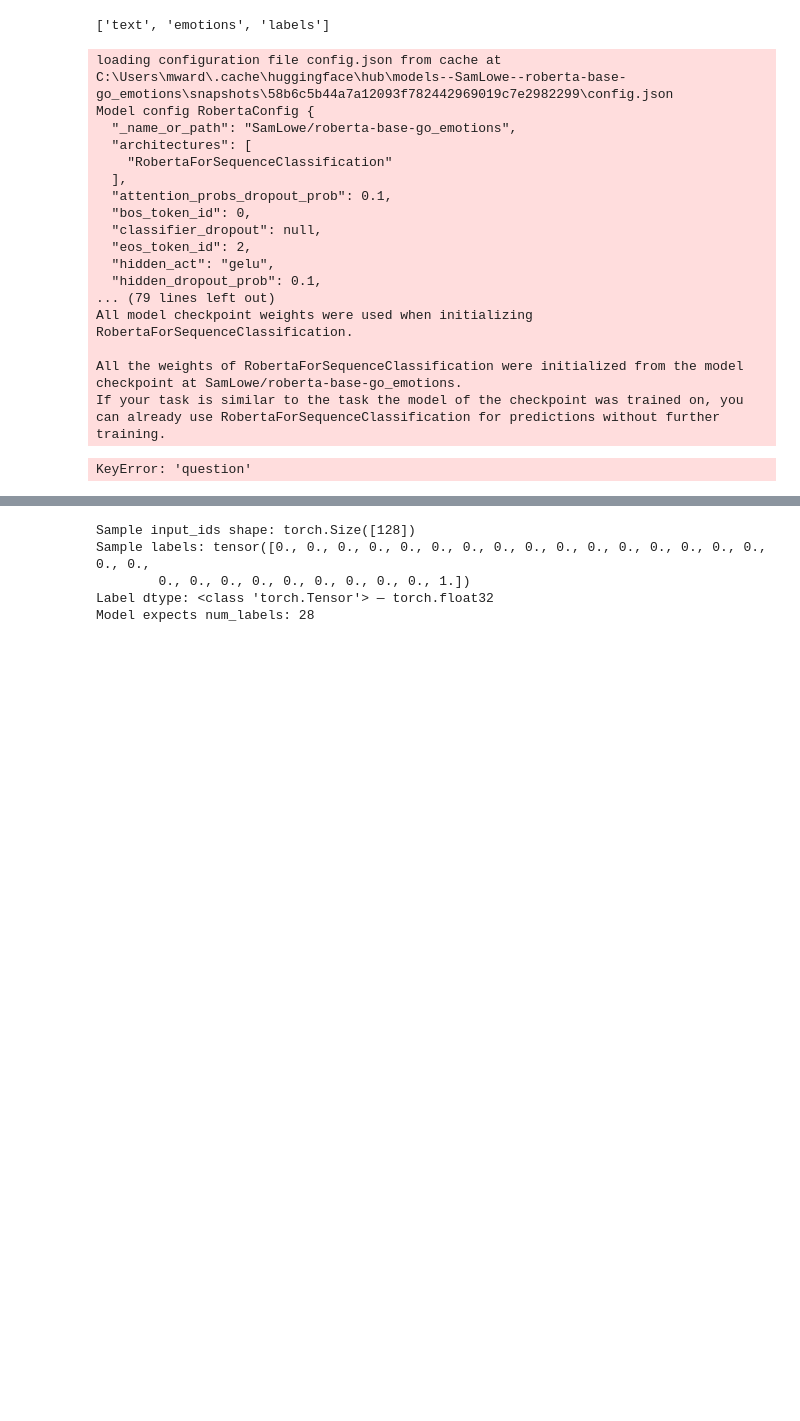
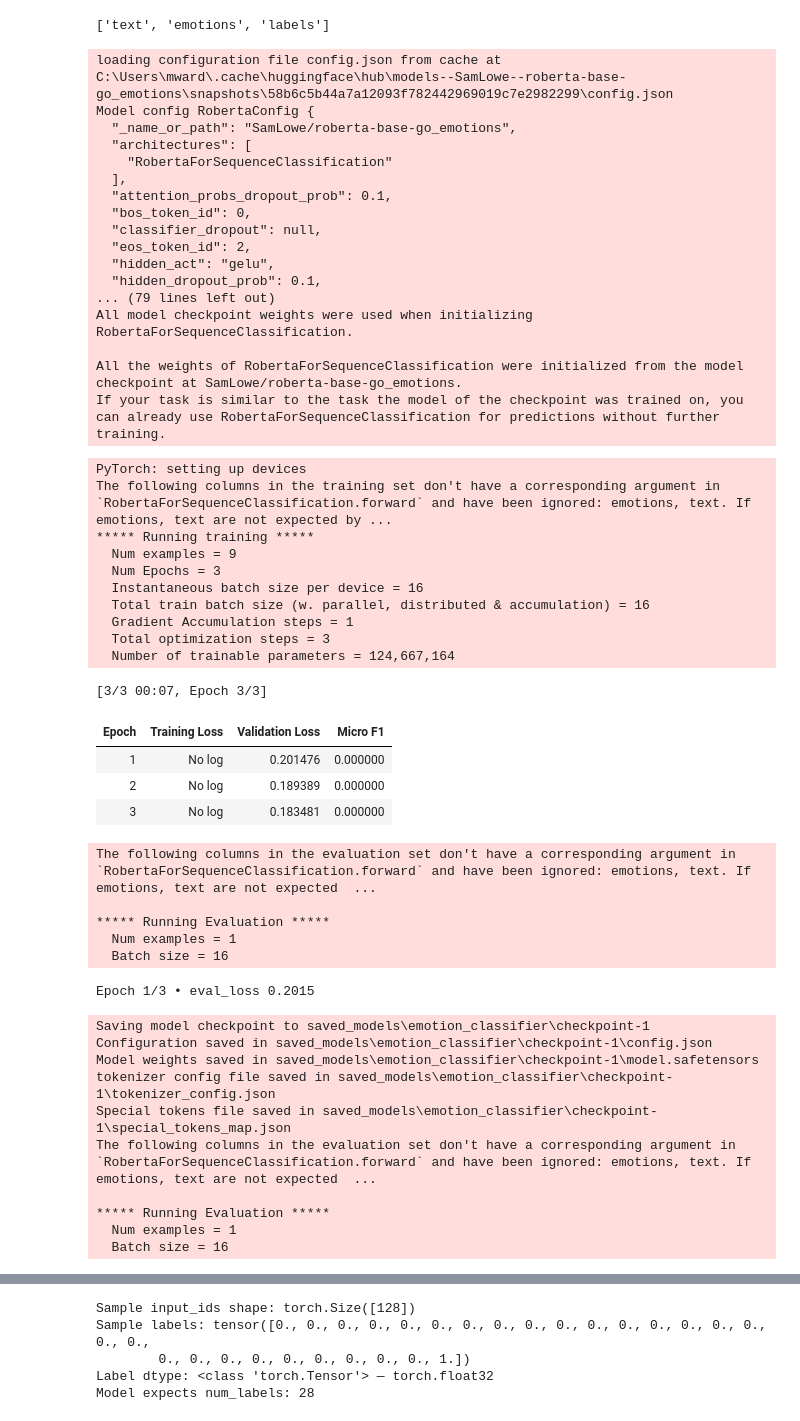
Before and after one commit to mward2020/Project_3, a Jupyter notebook: mental_health_chatbot_happy_brain.ipynb, the cells around one changed output, grey strips where cells are left out. Drawn from its saved outputs; the diff is of its cells as text; code cells hidden in the pictures; blank space fills up the shorter version.

```diff
--- a/mental_health_chatbot_happy_brain.ipynb
+++ b/mental_health_chatbot_happy_brain.ipynb
@@ -370,25 +374,27 @@ loading file special_tokens_map.json from cache at C:\Users\mward\.cache\hugging
 loading file tokenizer_config.json from cache at C:\Users\mward\.cache\huggingface\hub\models--SamLowe--roberta-base-go_emotions\snapshots\58b6c5b44a7a12093f782442969019c7e2982299\tokenizer_config.jso ...
 loading file chat_template.jinja from cache at None
 # %%
+# 🔄 Print + rename if necessary
+print("BEFORE COLUMN RENAME:", emo_train.column_names)
+if "question" in emo_train.column_names:
+    emo_train = emo_train.rename_column("question", "text")
+if "question" in emo_test.column_names:
+    emo_test = emo_test.rename_column("question", "text")
+print("AFTER COLUMN RENAME:", emo_train.column_names)
+
+# ✅ Tokenizer using just 'text'
 def emo_tokenize(batch):
-    # Dynamically detect which field contains the input text
-    if "text" in batch:
-        input_texts = batch["text"]
-    elif "question" in batch:
-        input_texts = batch["question"]
-    else:
-        raise ValueError("Neither 'text' nor 'question' column found in dataset.")
+    return emo_tokenizer(batch["text"], padding=True, truncation=True)
 
-    return emo_tokenizer(input_texts, padding=True, truncation=True)
-
-
-
+# ✅ Float conversion
 def cast_to_float(example):
     example["labels"] = np.array(example["labels"], dtype=np.float32)
     return example
 
+# ✅ Tokenize + cast
 emo_train_tok = emo_train.map(emo_tokenize, batched=True).map(cast_to_float)
 emo_test_tok  = emo_test.map(emo_tokenize, batched=True).map(cast_to_float)
 
+# ✅ Set format for PyTorch
 emo_train_tok.set_format("torch", columns=["input_ids", "attention_mask", "labels"])
 emo_test_tok.set_format("torch", columns=["input_ids", "attention_mask", "labels"])
@@ -403,11 +412,12 @@ print(emo_train.column_names)
 
 def emo_tokenize(batch):
     return emo_tokenizer(
-        batch["question"],
+        batch["text"],  # <- THIS is now the standard column name
         truncation=True,
         padding="max_length",
         max_length=128,
     )
+
 
 def cast_to_float(example):
     example["labels"] = np.array(example["labels"], dtype=np.float32)
@@ -487,31 +497,61 @@ trainer_emo = MultiLabelTrainer(
 trainer_emo.train()
 
 # Save robustly
 (SAVE_ROOT/"emotion_classifier").mkdir(exist_ok=True, parents=True)
 emo_model.save_pretrained(SAVE_ROOT/"emotion_classifier")
 emo_tokenizer.save_pretrained(SAVE_ROOT/"emotion_classifier")
 
 trainer_emo.save_model()            # writes to output_dir
 emo_tokenizer.save_pretrained(emo_args.output_dir)
 
 
 # Cast multi‑label targets to float32 tensors
 # %% [output]
 loading configuration file config.json from cache at C:\Users\mward\.cache\huggingface\hub\models--SamLowe--roberta-base-go_emotions\snapshots\58b6c5b44a7a12093f782442969019c7e2982299\config.json
 Model config RobertaConfig {
   "_name_or_path": "SamLowe/roberta-base-go_emotions",
   "architectures": [
     "RobertaForSequenceClassification"
   ],
   "attention_probs_dropout_prob": 0.1,
   "bos_token_id": 0,
   "classifier_dropout": null,
   "eos_token_id": 2,
   "hidden_act": "gelu",
   "hidden_dropout_prob": 0.1,
 ... (79 lines left out)
 All model checkpoint weights were used when initializing RobertaForSequenceClassification.
 
 All the weights of RobertaForSequenceClassification were initialized from the model checkpoint at SamLowe/roberta-base-go_emotions.
 If your task is similar to the task the model of the checkpoint was trained on, you can already use RobertaForSequenceClassification for predictions without further training.
-KeyError: 'question'
+PyTorch: setting up devices
+The following columns in the training set don't have a corresponding argument in `RobertaForSequenceClassification.forward` and have been ignored: emotions, text. If emotions, text are not expected by ...
+***** Running training *****
+  Num examples = 9
+  Num Epochs = 3
+  Instantaneous batch size per device = 16
+  Total train batch size (w. parallel, distributed & accumulation) = 16
+  Gradient Accumulation steps = 1
+  Total optimization steps = 3
+  Number of trainable parameters = 124,667,164
+[3/3 00:07, Epoch 3/3]
+| Epoch | Training Loss | Validation Loss | Micro F1 |
+| 1 | No log | 0.201476 | 0.000000 |
+| 2 | No log | 0.189389 | 0.000000 |
+| 3 | No log | 0.183481 | 0.000000 |
+The following columns in the evaluation set don't have a corresponding argument in `RobertaForSequenceClassification.forward` and have been ignored: emotions, text. If emotions, text are not expected  ...
+
+***** Running Evaluation *****
+  Num examples = 1
+  Batch size = 16
+Epoch 1/3 • eval_loss 0.2015
+Saving model checkpoint to saved_models\emotion_classifier\checkpoint-1
+Configuration saved in saved_models\emotion_classifier\checkpoint-1\config.json
+Model weights saved in saved_models\emotion_classifier\checkpoint-1\model.safetensors
+tokenizer config file saved in saved_models\emotion_classifier\checkpoint-1\tokenizer_config.json
+Special tokens file saved in saved_models\emotion_classifier\checkpoint-1\special_tokens_map.json
+The following columns in the evaluation set don't have a corresponding argument in `RobertaForSequenceClassification.forward` and have been ignored: emotions, text. If emotions, text are not expected  ...
+
+***** Running Evaluation *****
+  Num examples = 1
+  Batch size = 16
```
Also changed, not shown: parts of 11 cells of this notebook, 2 other files.
